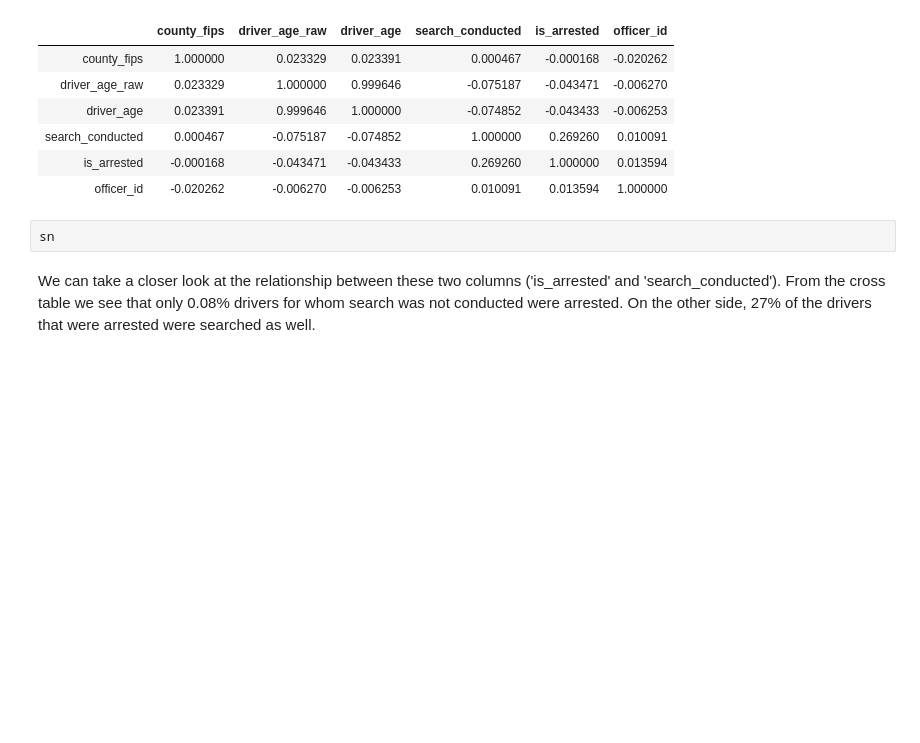
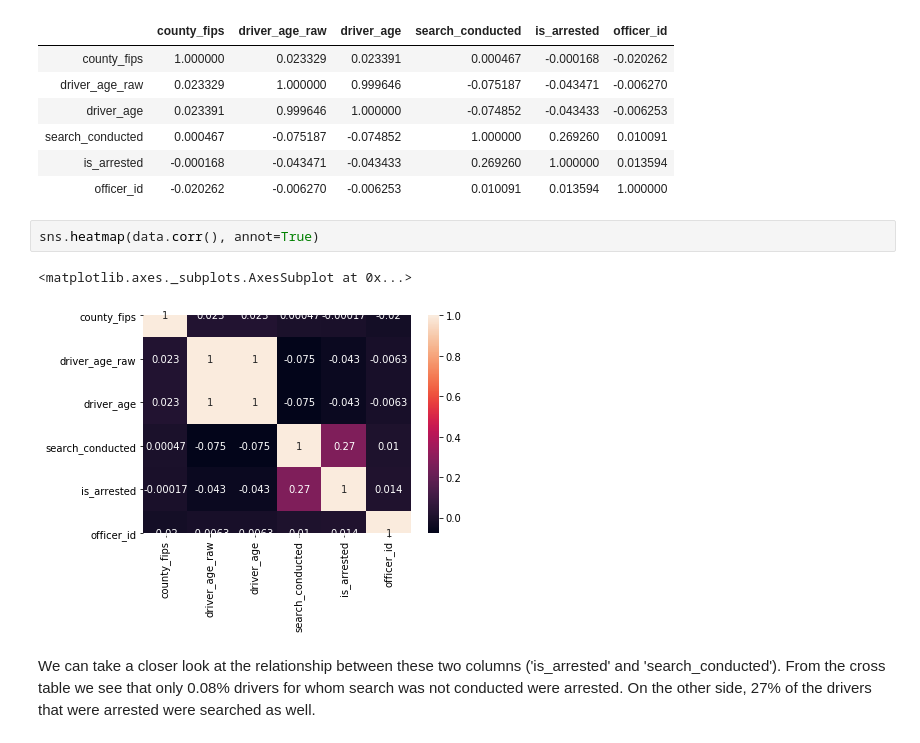
Before and after one commit to sworley1/CS329E-Proj, a Jupyter notebook: Project.ipynb, the cells around one changed output. Saved outputs shown, nothing was run; the diff lists cells and outputs as text; blank space fills up the shorter version.

```diff
--- a/Project.ipynb
+++ b/Project.ipynb
@@ -126,8 +126,11 @@ data.corr()
 | search_conducted | 0.000467 | -0.075187 | -0.074852 | 1.000000 | 0.269260 | 0.010091 |
 | is_arrested | -0.000168 | -0.043471 | -0.043433 | 0.269260 | 1.000000 | 0.013594 |
 | officer_id | -0.020262 | -0.006270 | -0.006253 | 0.010091 | 0.013594 | 1.000000 |
-# %%
-sn
+# %%
+sns.heatmap(data.corr(), annot=True)
+# %% [output]
+<matplotlib.axes._subplots.AxesSubplot at 0x...>
+[figure, added]
 # %% [markdown]
 We can take a closer look at the relationship between these two columns ('is_arrested' and 'search_conducted'). From the cross table we see that only 0.08% drivers for whom search was not conducted were arrested. On the other side, 27% of the drivers that were arrested were searched as well.
 # %%
```
